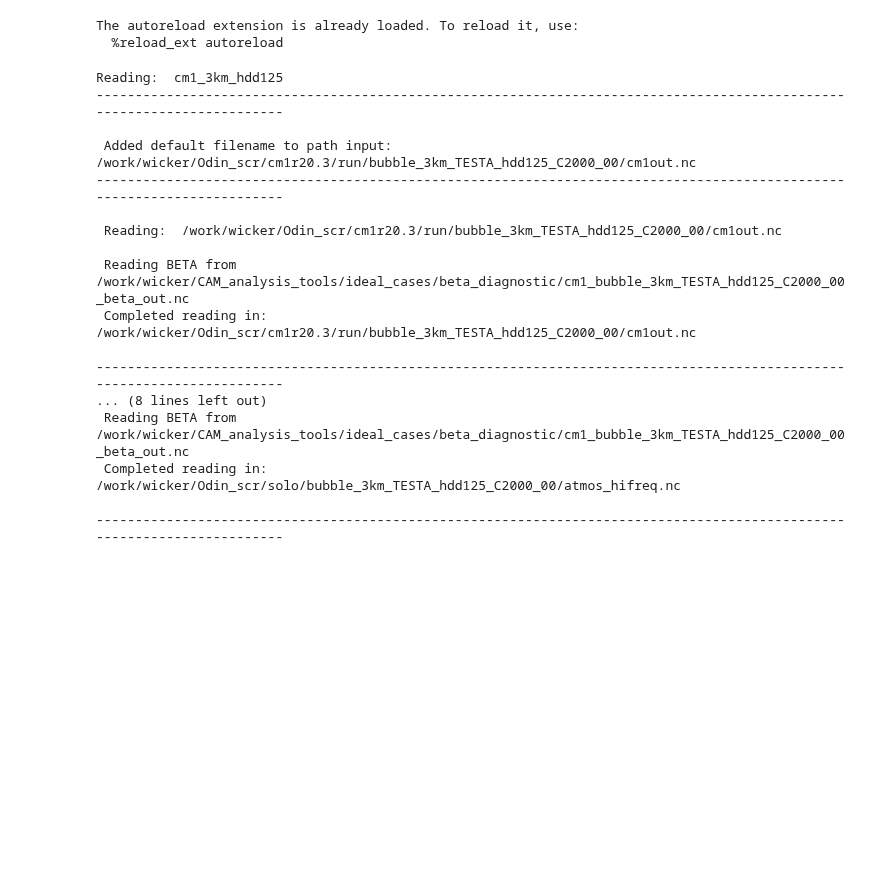
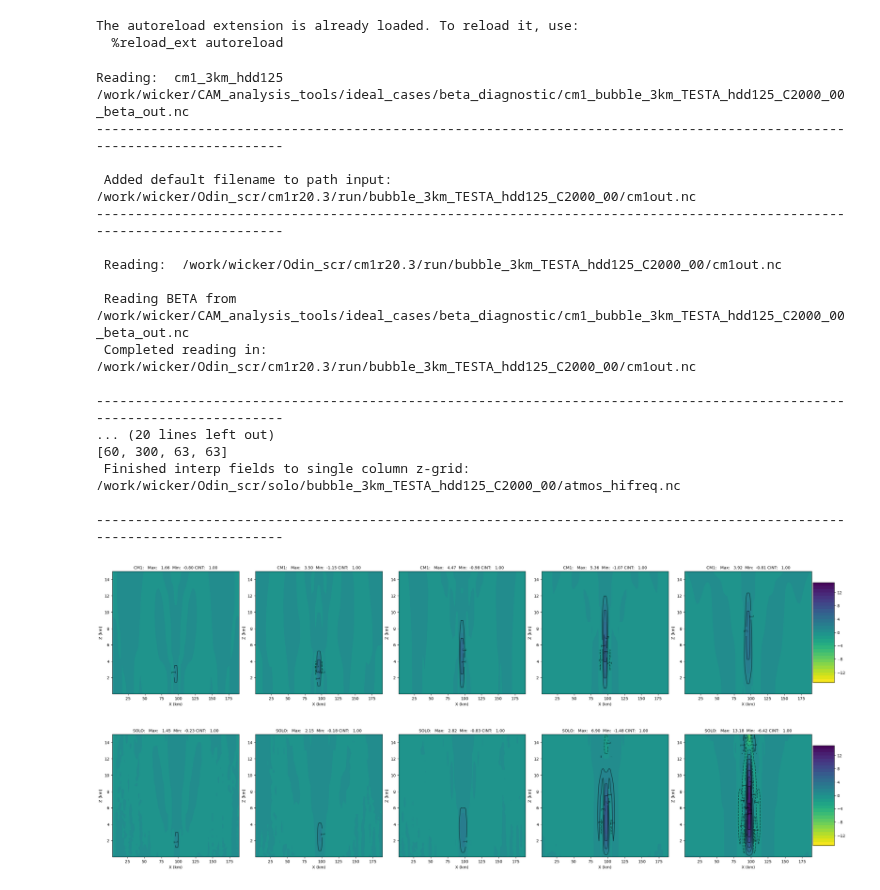
Before and after one commit to louiswicker/CAM_analysis_tools, a Jupyter notebook: ideal_cases/Beta.ipynb, the cells around one changed output. Saved outputs shown, nothing was run; the diff lists cells and outputs as text; code cells hidden in the pictures; blank space fills up the shorter version.

Commit message:
Added code to interp fields to common z-grid.  Finished Beta plots

```diff
--- a/ideal_cases/Beta.ipynb
+++ b/ideal_cases/Beta.ipynb
@@ -1,4 +1,6 @@
 # %%
+
+
 %load_ext autoreload
 %autoreload 2
 
@@ -18,10 +20,10 @@ import xarray as xr
 import os as os
 import glob
 import matplotlib.gridspec as gridspec
+import tools
 from tools.cbook import pickle2Obj, interp_z, compute_thetae
 from tools.FV3_tools import read_solo_fields
 from tools.CM1_tools import read_cm1_fields
-from tools.File_tools import read_forcing
 
 from pltbook import nice_clevels, nice_mxmnintvl, container, plot_contour_row
 
@@ -62,6 +64,8 @@ pclevs = list(-15.0 + np.arange(31))
 dclevs = list(-20.0 + np.arange(41))
 
 zlevels = 25.0 + 50.*np.arange(300)
+
+beta_dir = '/work/wicker/CAM_analysis_tools/ideal_cases/beta_diagnostic'
 # %% [output]
 The autoreload extension is already loaded. To reload it, use:
   %reload_ext autoreload
@@ -74,8 +78,10 @@ paths['cm1_3km_hdd125'] = '/work/wicker/Odin_scr/cm1r20.3/run/bubble_3km_TESTA_h
 cm1 = []
 
 for key in paths:
-    print("Reading: ",key)
-    cm1.append( read_cm1_fields(paths[key], vars = ['den'], ret_beta='/work/wicker/CAM_analysis_tools/ideal_cases/beta_diagnostic/cm1_bubble_3km_TESTA_hdd125_C2000_00_beta_out.nc') )
+
+    beta_file = os.path.join(beta_dir, "%s_%s_beta_out.nc" % ('cm1', os.path.basename(paths[key]) ))
+    print("Reading: ",key, beta_file)
+    cm1.append( read_cm1_fields(paths[key], vars = ['den'], ret_beta=beta_file, zinterp=zlevels) )
     paths = {}
 
 # paths['solo1'] = '/work/wicker/Odin_scr/solo/bubble_3km_dt20_hdd125_C2000_00'
@@ -85,10 +91,11 @@ paths['solo1'] = '/work/wicker/Odin_scr/solo/bubble_3km_TESTA_hdd125_C2000_00'
 
 solo = []
 for key in paths:
-    print("Reading: ",key)
-    solo.append( read_solo_fields(paths[key], vars = ['den'], ret_beta='/work/wicker/CAM_analysis_tools/ideal_cases/beta_diagnostic/cm1_bubble_3km_TESTA_hdd125_C2000_00_beta_out.nc'))
+    beta_file = os.path.join(beta_dir, "%s_%s_beta_out.nc" % ('solo', os.path.basename(paths[key]) ))
+    print("Reading: ",key, beta_file)
+    solo.append( read_solo_fields(paths[key], vars = ['den'], ret_beta=beta_file, zinterp=zlevels) )
 # %% [output]
-Reading:  cm1_3km_hdd125
+Reading:  cm1_3km_hdd125 /work/wicker/CAM_analysis_tools/ideal_cases/beta_diagnostic/cm1_bubble_3km_TESTA_hdd125_C2000_00_beta_out.nc
 ------------------------------------------------------------------------------------------------------------------------
 
  Added default filename to path input:  /work/wicker/Odin_scr/cm1r20.3/run/bubble_3km_TESTA_hdd125_C2000_00/cm1out.nc
@@ -100,8 +107,26 @@ Reading:  cm1_3km_hdd125
  Completed reading in:  /work/wicker/Odin_scr/cm1r20.3/run/bubble_3km_TESTA_hdd125_C2000_00/cm1out.nc
 
 ------------------------------------------------------------------------------------------------------------------------
-... (8 lines left out)
- Reading BETA from /work/wicker/CAM_analysis_tools/ideal_cases/beta_diagnostic/cm1_bubble_3km_TESTA_hdd125_C2000_00_beta_out.nc
- Completed reading in:  /work/wicker/Odin_scr/solo/bubble_3km_TESTA_hdd125_C2000_00/atmos_hifreq.nc
+... (20 lines left out)
+[60, 300, 63, 63]
+ Finished interp fields to single column z-grid:  /work/wicker/Odin_scr/solo/bubble_3km_TESTA_hdd125_C2000_00/atmos_hifreq.nc
 
 ------------------------------------------------------------------------------------------------------------------------
+# %%
+t0 = [10, 15, 20, 30, 40]
+
+cm1_list  = []
+solo_list = []
+
+for tloc in t0:
+
+    jloc = 31
+
+    cm1_list.append( container( cm1[0]['xc'][:]*.001,  zlevels*.001,  100*cm1[0]['beta'][tloc+1,:,jloc, :]) )
+    solo_list.append( container(solo[0]['xc'][:]*.001, zlevels*.001, 100*solo[0]['beta'][tloc,:,jloc, :]) )
+
+plot_contour_row(cm1_list, levels=pclevs, title='CM1', xlabel='X (km)', ylabel='Z (km)', cmap=plt.cm.viridis_r);
+plot_contour_row(solo_list, levels=pclevs, title='SOLO', xlabel='X (km)', ylabel='Z (km)', cmap=plt.cm.viridis_r);
+# %% [output]
+[figure, added]
+[figure, added]
```
Also changed, not shown: 3 other files.
